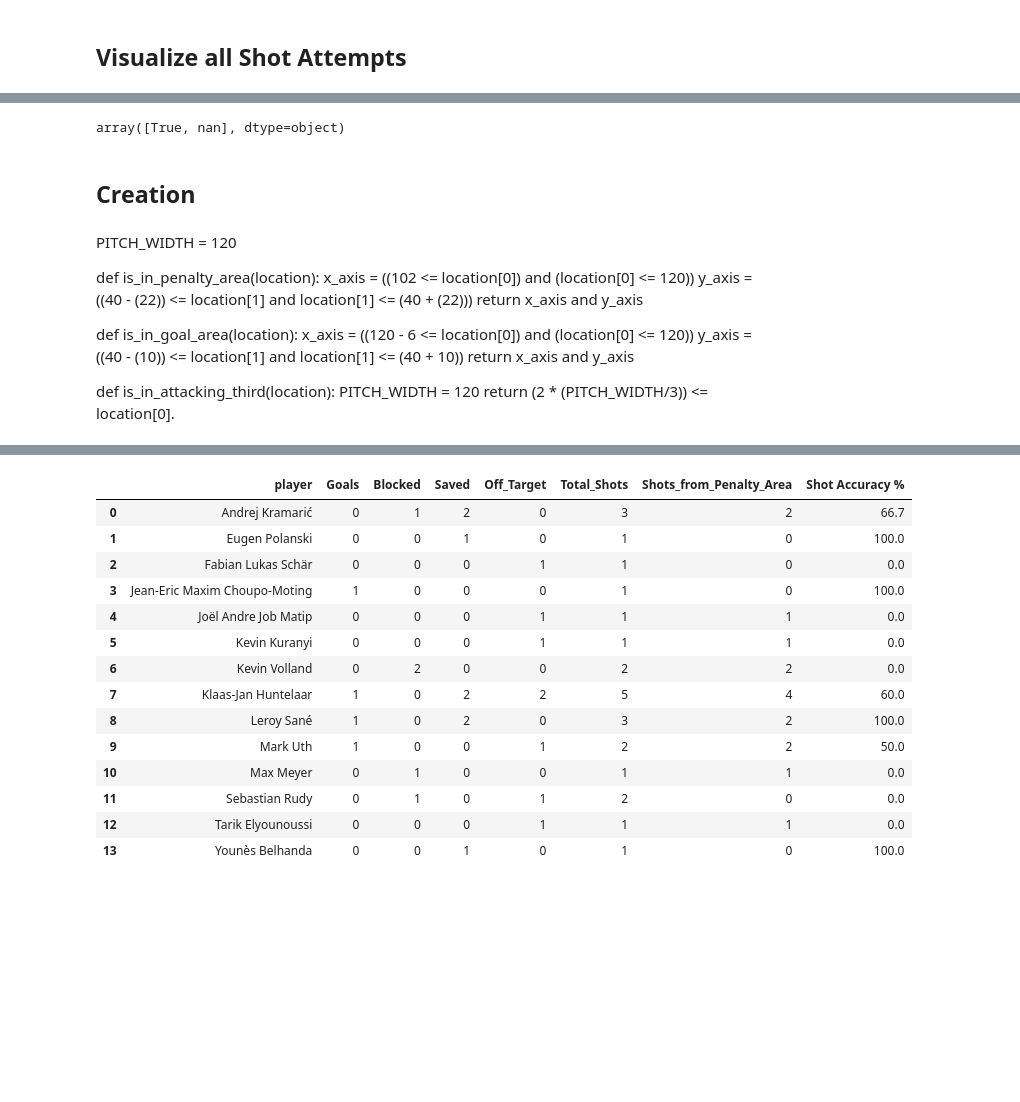
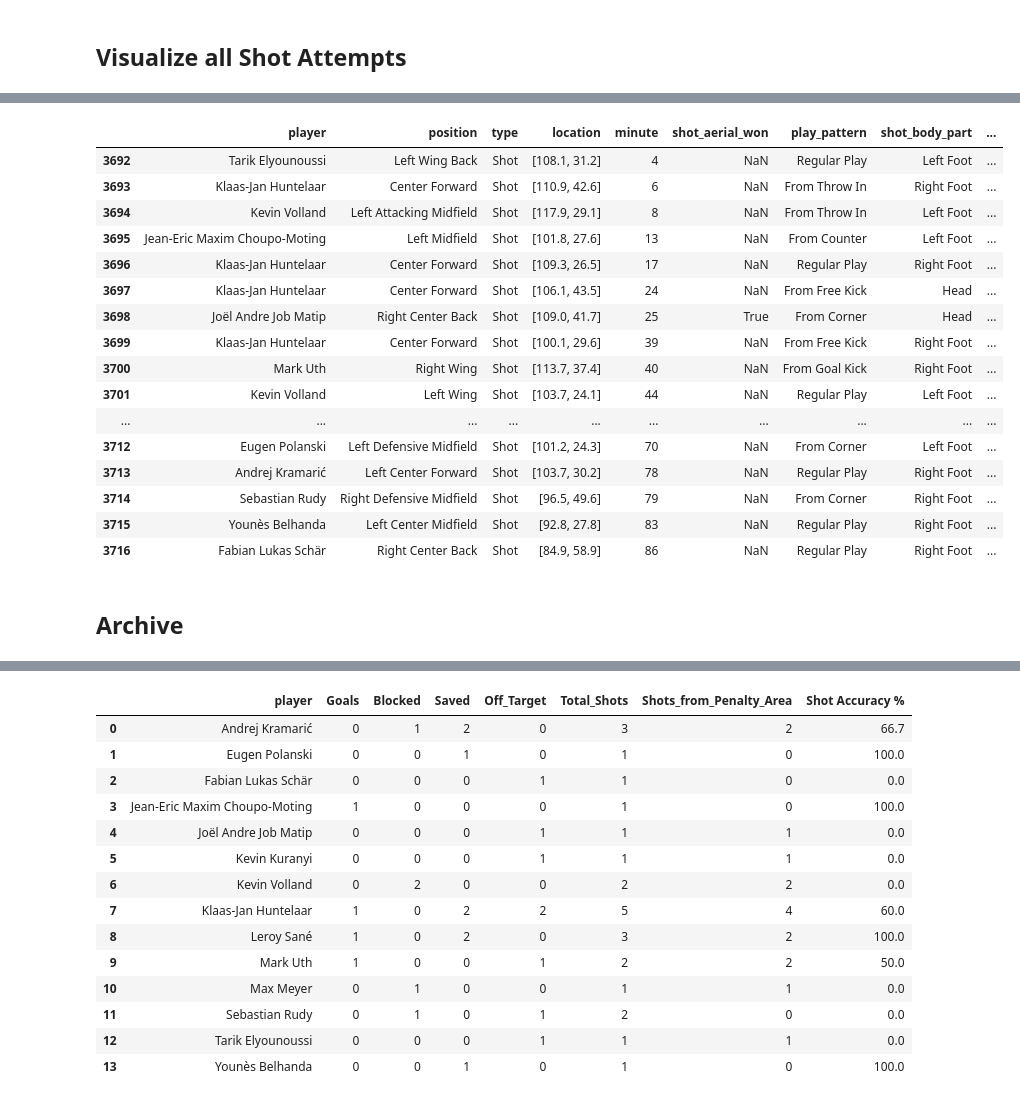
Before and after one commit to allorenz/football-player-similarity, a Jupyter notebook: src/shooting.ipynb, the cells around one changed output, grey strips where cells are left out. Saved outputs shown, nothing was run; the diff lists cells and outputs as text; code cells hidden in the pictures; blank space fills up the shorter version.

```diff
--- a/src/shooting.ipynb
+++ b/src/shooting.ipynb
@@ -71,0 +6,34 @@ df
+# %%
+import pandas as pd
+import numpy as np
+from statsbombpy import sb
+from ast import literal_eval
+from dataloader import load_data
+import matplotlib.pyplot as plt
+from mplsoccer import Pitch, VerticalPitch
+
+
+
+all_columns = ["player", "position", "type", "location", "minute", "shot_aerial_won", "play_pattern", "shot_body_part", "shot_end_location" ,
+           "shot_first_time","shot_outcome","shot_statsbomb_xg", "shot_technique", "shot_type", "shot_follows_dribble",
+           "under_pressure"]
+some_columns=["player", "position", "type", "location", "minute", "shot_aerial_won", "play_pattern", "shot_body_part", "shot_end_location" ,
+           "shot_first_time","shot_outcome","shot_statsbomb_xg", "shot_technique", "shot_type",
+           "under_pressure"]
+
+def load_event_data(match=False):
+    if match:
+        COMPETITION_ID = 9
+        SEASON_ID = 27
+        MATCH_ID = 3890561
+        events = sb.events(match_id=MATCH_ID)
+        df = events.loc[events["type"] == "Shot", some_columns] # [row, column] selector
+        print(df.shape, df.columns)
+        return df
+    else:
+        df = load_data(frac=0.1)
+        df = df.loc[df["type"] == "Shot", all_columns]
+        print(df.shape, df.columns)
+        return df
+
+df = load_event_data(match=False)
@@ -94,22 +491,22 @@ plt.show()
 # %%
-df["shot_first_time"].unique()
+df
 # %% [output]
-array([True, nan], dtype=object)
+|  | player | position | type | location | minute | shot_aerial_won | play_pattern | shot_body_part | ... |
+| 3692 | Tarik Elyounoussi | Left Wing Back | Shot | [108.1, 31.2] | 4 | NaN | Regular Play | Left Foot | ... |
+| 3693 | Klaas-Jan Huntelaar | Center Forward | Shot | [110.9, 42.6] | 6 | NaN | From Throw In | Right Foot | ... |
+| 3694 | Kevin Volland | Left Attacking Midfield | Shot | [117.9, 29.1] | 8 | NaN | From Throw In | Left Foot | ... |
+| 3695 | Jean-Eric Maxim Choupo-Moting | Left Midfield | Shot | [101.8, 27.6] | 13 | NaN | From Counter | Left Foot | ... |
+| 3696 | Klaas-Jan Huntelaar | Center Forward | Shot | [109.3, 26.5] | 17 | NaN | Regular Play | Right Foot | ... |
+| 3697 | Klaas-Jan Huntelaar | Center Forward | Shot | [106.1, 43.5] | 24 | NaN | From Free Kick | Head | ... |
+| 3698 | Joël Andre Job Matip | Right Center Back | Shot | [109.0, 41.7] | 25 | True | From Corner | Head | ... |
+| 3699 | Klaas-Jan Huntelaar | Center Forward | Shot | [100.1, 29.6] | 39 | NaN | From Free Kick | Right Foot | ... |
+| 3700 | Mark Uth | Right Wing | Shot | [113.7, 37.4] | 40 | NaN | From Goal Kick | Right Foot | ... |
+| 3701 | Kevin Volland | Left Wing | Shot | [103.7, 24.1] | 44 | NaN | Regular Play | Left Foot | ... |
+| ... | ... | ... | ... | ... | ... | ... | ... | ... | ... |
+| 3712 | Eugen Polanski | Left Defensive Midfield | Shot | [101.2, 24.3] | 70 | NaN | From Corner | Left Foot | ... |
+| 3713 | Andrej Kramarić | Left Center Forward | Shot | [103.7, 30.2] | 78 | NaN | Regular Play | Right Foot | ... |
+| 3714 | Sebastian Rudy | Right Defensive Midfield | Shot | [96.5, 49.6] | 79 | NaN | From Corner | Right Foot | ... |
+| 3715 | Younès Belhanda | Left Center Midfield | Shot | [92.8, 27.8] | 83 | NaN | Regular Play | Right Foot | ... |
+| 3716 | Fabian Lukas Schär | Right Center Back | Shot | [84.9, 58.9] | 86 | NaN | Regular Play | Right Foot | ... |
 # %% [markdown]
-## __Creation__
+## Archive
-# %% [markdown]
-PITCH_WIDTH = 120
-
-def is_in_penalty_area(location):
-    x_axis = ((102 <= location[0]) and (location[0] <= 120))
-    y_axis = ((40 - (22)) <= location[1] and location[1] <= (40 + (22)))
-    return x_axis and y_axis
-
-def is_in_goal_area(location):
-    x_axis = ((120 - 6 <= location[0]) and (location[0] <= 120))
-    y_axis = ((40 - (10)) <= location[1] and location[1] <= (40 + 10))
-    return x_axis and y_axis
-
-def is_in_attacking_third(location):
-    PITCH_WIDTH = 120
-    return  (2 * (PITCH_WIDTH/3)) <= location[0].
```
Also changed, not shown: parts of 26 cells of this notebook, 5 other files.
